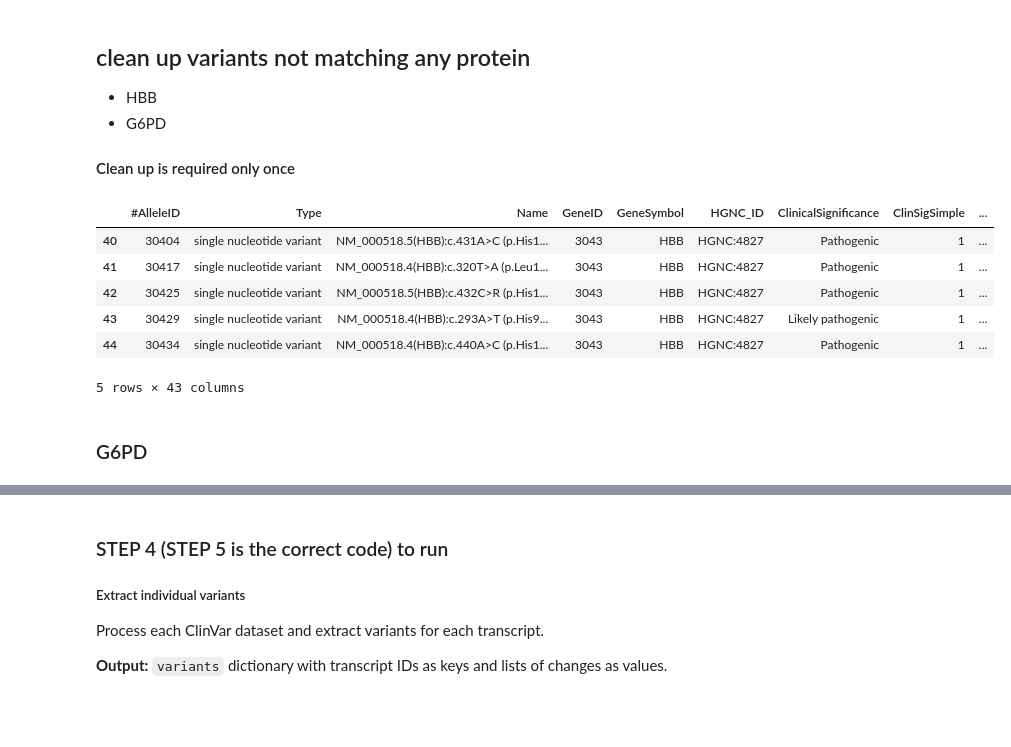
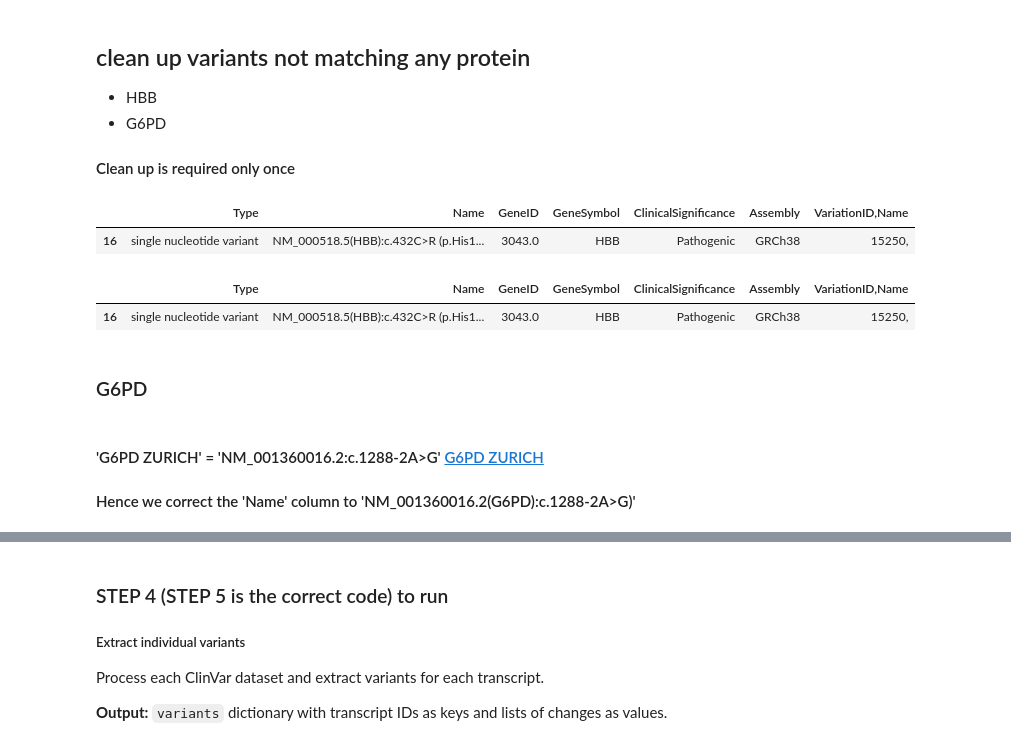
Before and after one commit to rbazev/kondrashov, a Jupyter notebook: find_CPDs_Mary.ipynb, the cells around one changed output, grey strips where cells are left out. Drawn from its saved outputs; the diff is of its cells as text; code cells hidden in the pictures; blank space fills up the shorter version.

Commit message:
find_CPDS_lociii

```diff
--- a/find_CPDs_Mary.ipynb
+++ b/find_CPDs_Mary.ipynb
@@ -178,21 +287,26 @@ for gene in loci:
 * G6PD
 #### Clean up is required only once
 # %%
-vardata = pd.read_csv('pathogenic/HBB.csv')
+vardata = pd.read_csv('pathogenic_lociii/HBB.csv', sep= "\t")
 i = vardata['Name'].tolist().index('Hb Little Rock')
-vardata[(vardata.index<i+3) & (vardata.index>i-3)]
+#vardata[(vardata.index<i+3) & (vardata.index>i-3)]
+vardata[(vardata.index == i)]
+#vardata
+# %% [output]
+|  | Type | Name | GeneID | GeneSymbol | ClinicalSignificance | Assembly | VariationID,Name |
+| 16 | single nucleotide variant | NM_000518.5(HBB):c.432C>R (p.His1... | 3043.0 | HBB | Pathogenic | GRCh38 | 15250, |
 # %%
 vardata.loc[i, 'Name'] = 'NM_000518.5(HBB):c.432C>R (p.His144Gln)'
-vardata.to_csv('pathogenic/HBB.csv', index=False)
-vardata[(vardata.index<i+3) & (vardata.index>i-3)]
+vardata.to_csv('pathogenic_lociii/HBB.csv', index=False, sep= "\t")
+#vardata[(vardata.index<i+3) & (vardata.index>i-3)]
+vardata[(vardata.index == i)]
+#vardata
 # %% [output]
-|  | #AlleleID | Type | Name | GeneID | GeneSymbol | HGNC_ID | ClinicalSignificance | ClinSigSimple | ... |
-| 40 | 30404 | single nucleotide variant | NM_000518.5(HBB):c.431A>C (p.His1... | 3043 | HBB | HGNC:4827 | Pathogenic | 1 | ... |
-| 41 | 30417 | single nucleotide variant | NM_000518.4(HBB):c.320T>A (p.Leu1... | 3043 | HBB | HGNC:4827 | Pathogenic | 1 | ... |
-| 42 | 30425 | single nucleotide variant | NM_000518.5(HBB):c.432C>R (p.His1... | 3043 | HBB | HGNC:4827 | Pathogenic | 1 | ... |
-| 43 | 30429 | single nucleotide variant | NM_000518.4(HBB):c.293A>T (p.His9... | 3043 | HBB | HGNC:4827 | Likely pathogenic | 1 | ... |
-| 44 | 30434 | single nucleotide variant | NM_000518.4(HBB):c.440A>C (p.His1... | 3043 | HBB | HGNC:4827 | Pathogenic | 1 | ... |
+|  | Type | Name | GeneID | GeneSymbol | ClinicalSignificance | Assembly | VariationID,Name |
+| 16 | single nucleotide variant | NM_000518.5(HBB):c.432C>R (p.His1... | 3043.0 | HBB | Pathogenic | GRCh38 | 15250, |
-5 rows × 43 columns
 # %% [markdown]
 ### G6PD
+# %% [markdown]
+#### 'G6PD ZURICH' = 'NM_001360016.2:c.1288-2A>G' [G6PD ZURICH](https://www.ncbi.nlm.nih.gov/clinvar/variation/10420/?term=%22G6PD%22%5BVARNAME%5D+AND+%22ZURICH%22%5BVARNAME%5D)
+#### Hence we correct the 'Name' column to 'NM_001360016.2(G6PD):c.1288-2A>G)'
 # %%
```
Also changed, not shown: parts of 19 cells of this notebook, 5 other files.
